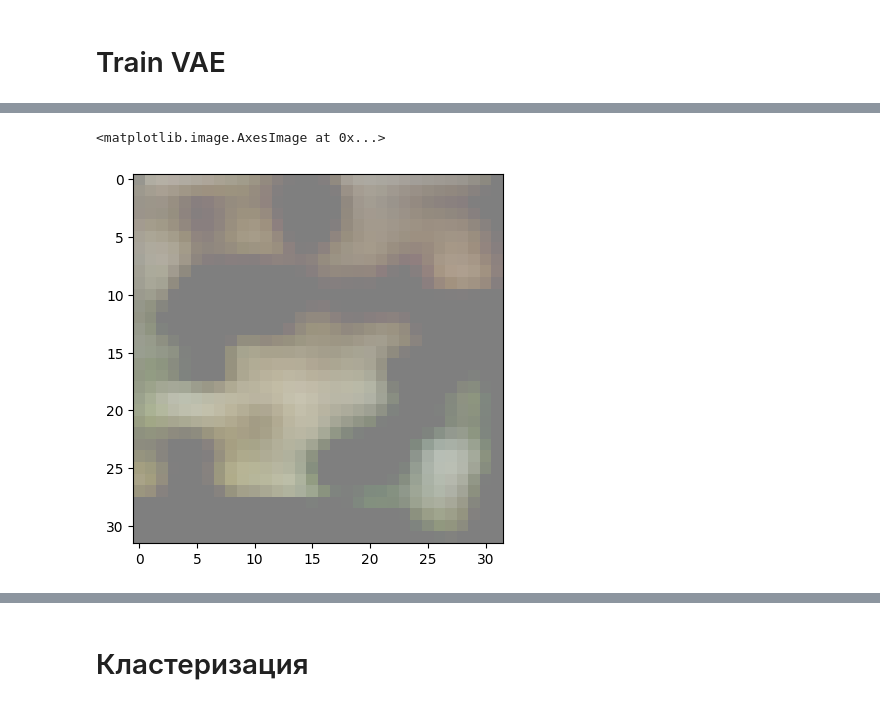
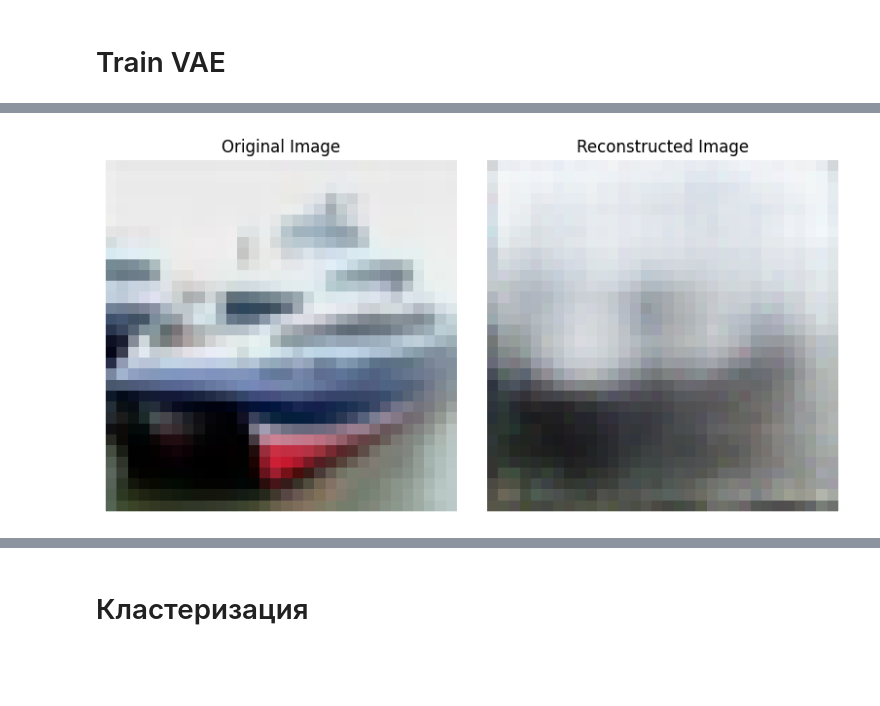
Before and after one commit to intsystems/nas-for-moe, a Jupyter notebook: code/cluster_cifar.ipynb, the cells around one changed output, grey strips where cells are left out. Cells and saved outputs as stored; diff of their text form; code cells hidden in the pictures; blank space fills up the shorter version.

```diff
--- a/code/cluster_cifar.ipynb
+++ b/code/cluster_cifar.ipynb
@@ -69,5 +85,0 @@ plt.imshow(train_dataset[4][0].permute(1, 2, 0).detach())
-# %%
-plt.imshow(latent_space.generate()[0].cpu().permute(1, 2, 0).detach().numpy())
-# %% [output]
-<matplotlib.image.AxesImage at 0x...>
-[figure, removed]
@@ -73,0 +114,27 @@ plt.imshow(latent_space.generate()[0].cpu().permute(1, 2, 0).detach().numpy())
+# %%
+# Взять первое изображение из датасета
+original_img = val_dataset[1][0]  # shape: (3, 32, 32)
+
+# Восстановить изображение
+reconstructed = trainer.reconstruct_image(original_img)  # shape: (1, 3, 32, 32)
+
+# Вывести оригинальное и восстановленное изображение
+import matplotlib.pyplot as plt
+
+fig, axes = plt.subplots(1, 2, figsize=(8, 4))
+
+# Оригинальное изображение
+axes[0].imshow(original_img.permute(1, 2, 0).numpy())
+axes[0].set_title('Original Image')
+axes[0].axis('off')
+
+# Восстановленное изображение
+reconstructed_img = reconstructed[0].permute(1, 2, 0).numpy()
+axes[1].imshow(reconstructed_img)
+axes[1].set_title('Reconstructed Image')
+axes[1].axis('off')
+
+plt.tight_layout()
+plt.show()
+# %% [output]
+[figure, added]
```
Also changed, not shown: parts of 28 cells of this notebook, 21 other files.
